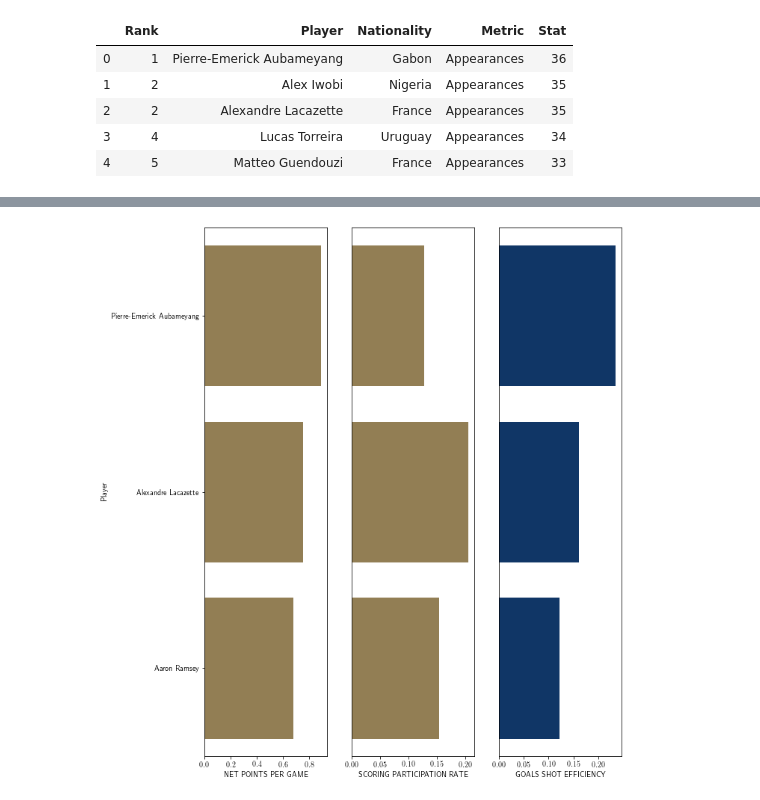
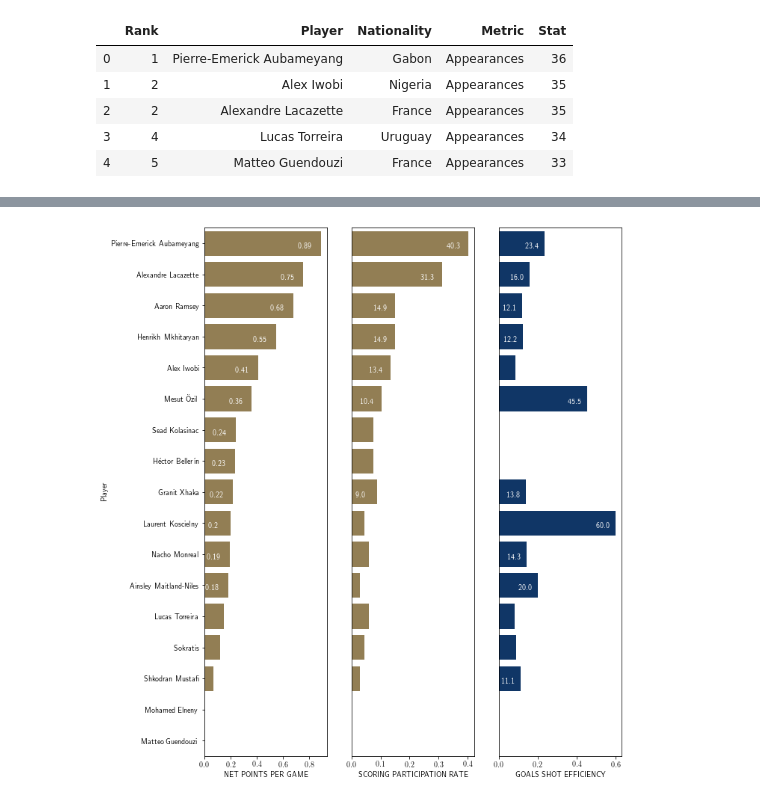
Before and after one commit to richhildebrand/makeover-monday-python, a Jupyter notebook: notebooks/2019 Week 30 Arsenal Stats/Bar graphs/Bar graphs.ipynb, the cells around one changed output, grey strips where cells are left out. Saved outputs shown, nothing was run; the diff lists cells and outputs as text; code cells hidden in the pictures.

Commit message:
fix scoring participation rate

```diff
--- a/notebooks/2019 Week 30 Arsenal Stats/Bar graphs/Bar graphs.ipynb
+++ b/notebooks/2019 Week 30 Arsenal Stats/Bar graphs/Bar graphs.ipynb
@@ -30,10 +30,3 @@ df.head()
 | 2 | 2 | Alexandre Lacazette | France | Appearances | 35 |
 | 3 | 4 | Lucas Torreira | Uruguay | Appearances | 34 |
 | 4 | 5 | Matteo Guendouzi | France | Appearances | 33 |
-# %%
-print(df['Player'].unique())
-df = df.query(
-    'Player == "Pierre-Emerick Aubameyang" '
-  + ' or Player == "Alexandre Lacazette"'
-  + ' or Player == "Aaron Ramsey"'
-)
@@ -48,0 +33,11 @@ df = df.query(
+# %%
+print(df['Player'].unique())
+arsenal = ['Pierre-Emerick Aubameyang', 'Alexandre Lacazette', 'Aaron Ramsey', 'Henrikh Mkhitaryan',
+           'Alex Iwobi', 'Mesut Özil', 'Sead Kolasinac', 'Héctor Bellerín', 'Granit Xhaka', 'Laurent Koscielny',
+           'Nacho Monreal', 'Ainsley Maitland-Niles', 'Lucas Torreira', 'Sokratis', 'Shkodran Mustafi',
+           'Matteo Guendouzi', 'Mohamed Elneny'
+          ]
+
+df = df[df['Player'].isin(arsenal)]
+print()
+print(df['Player'].unique())
@@ -66,6 +78,6 @@ Index(['Player', 'Appearances', 'Assists', 'Big Chances Missed', 'Clearances',
 # %%
 team_goals = pt['Goals'].sum()
-pt['SCORING PARTICIPATION RATE'] = (pt['Assists'] + pt['Own Goal']) / team_goals
+pt['SCORING PARTICIPATION RATE'] = (pt['Assists'] + pt['Goals']) /  team_goals
 
 
 pt['NET POINTS PER GAME'] = (pt['Goals'] + pt['Assists'] - pt['Own Goal']) / (pt['Minutes Played'] / 90)
@@ -73,20 +85,43 @@ pt = pt.sort_values(by='NET POINTS PER GAME', ascending=False)
 
 pt['GOALS SHOT EFFICIENCY'] = (pt['Goals'] / pt['Shots'])
 pt['HIT WOODWORK SHOT EFFICIENCY'] = (pt['Hit Woodwork'] / pt['Shots']) + pt['GOALS SHOT EFFICIENCY']
+# %%
+def x_format_round(value):
+    return round(value, 2)
+
+def x_format_percent(value):
+    return '{0:.1%}'.format(value)
+
+
+def draw_label_on_bar(ax, df, x_column, sort_column, sort_direction, x_format_function, x_offset, y_offset):
+    temp = df.sort_values(by=sort_column, ascending=sort_direction)
+
+    count = 0
+    for index, row in temp.iterrows():
+        x = row[x_column]
+        x_value = x_format_function(x)
+        x_position = x + x_offset if x > abs(x_offset) else abs(x_offset)
+        y_position = count + y_offset
+
+        ax.text(x_position, y_position, str(x_value), color='white', fontweight='bold')
+        count = count + 1
 # %%
 gs = gridspec.GridSpec(1, 3)
 plt.figure(figsize=(10, 13))
 
 
 ax = plt.subplot(gs[0, 0])
 sns.barplot(ax=ax, x='NET POINTS PER GAME', y='Player', data=pt, color="#9c824a")
+draw_label_on_bar(ax, pt, 'NET POINTS PER GAME', 'NET POINTS PER GAME', False, x_format_round, -0.175, 0.15)
 
 ax = plt.subplot(gs[0, 1])
 ax.get_yaxis().set_visible(False)
 sns.barplot(ax=ax, x='SCORING PARTICIPATION RATE', y='Player', data=pt, color="#9c824a")
+draw_label_on_bar(ax, pt, 'SCORING PARTICIPATION RATE', 'NET POINTS PER GAME', False, x_format_percent, -.075, 0.15)
 
 ax = plt.subplot(gs[0, 2])
 ax.get_yaxis().set_visible(False)
 sns.barplot(ax=ax, x='GOALS SHOT EFFICIENCY', y='Player', data=pt, color="#023474");
+draw_label_on_bar(ax, pt, 'GOALS SHOT EFFICIENCY', 'NET POINTS PER GAME', False, x_format_percent, -.1, 0.15)
 # %% [output]
-[figure, old version]
+[figure, new version]
```
Also changed, not shown: parts of 3 cells of this notebook.
